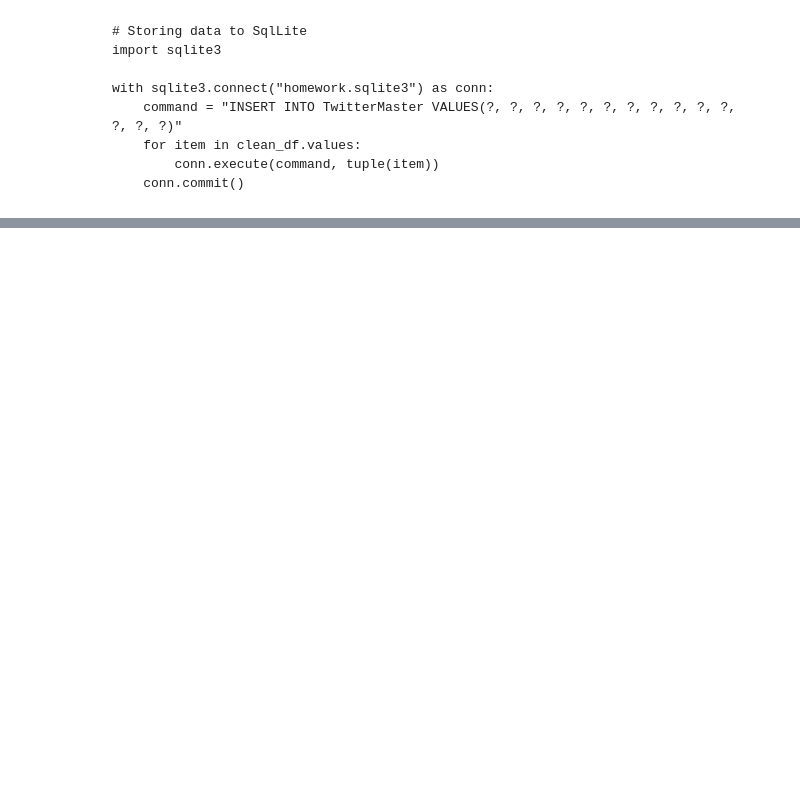
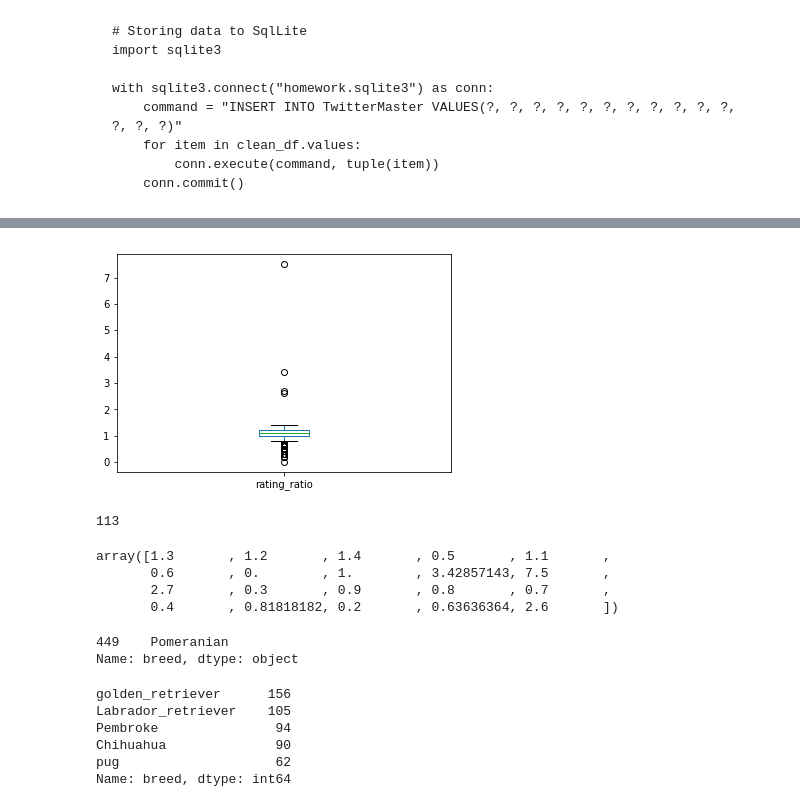
Before and after one commit to MohamedElgohary2012/udacity-wrangle-and-analyze-data, a Jupyter notebook: wrangle_act.ipynb, the cells around one changed output, grey strips where cells are left out. Drawn from its saved outputs; the diff is of its cells as text; code cells hidden in the pictures; blank space fills up the shorter version.

```diff
--- a/wrangle_act.ipynb
+++ b/wrangle_act.ipynb
@@ -692,0 +710,34 @@ with sqlite3.connect("homework.sqlite3") as conn:
+# %%
+# 針對 rating_ratio 畫箱型圖看資料分佈和特異點
+clean_df.rating_ratio.plot.box()
+plt.show()
+# %% [output]
+[figure, added]
+# %%
+# 資料中一共有多少品種
+clean_df.breed.unique().shape[0]
+# %% [output]
+113
+# %%
+max_rating = clean_df.rating_ratio.max()
+clean_df.rating_ratio.unique()
+# %% [output]
+array([1.3       , 1.2       , 1.4       , 0.5       , 1.1       ,
+       0.6       , 0.        , 1.        , 3.42857143, 7.5       ,
+       2.7       , 0.3       , 0.9       , 0.8       , 0.7       ,
+       0.4       , 0.81818182, 0.2       , 0.63636364, 2.6       ])
+# %%
+clean_df[clean_df.rating_ratio == max_rating].breed
+# %% [output]
+449    Pomeranian
+Name: breed, dtype: object
+# %%
+a = clean_df.breed.value_counts()
+a.head()
+# %% [output]
+golden_retriever      156
+Labrador_retriever    105
+Pembroke               94
+Chihuahua              90
+pug                    62
+Name: breed, dtype: int64
```
Also changed, not shown: parts of 6 cells of this notebook.
